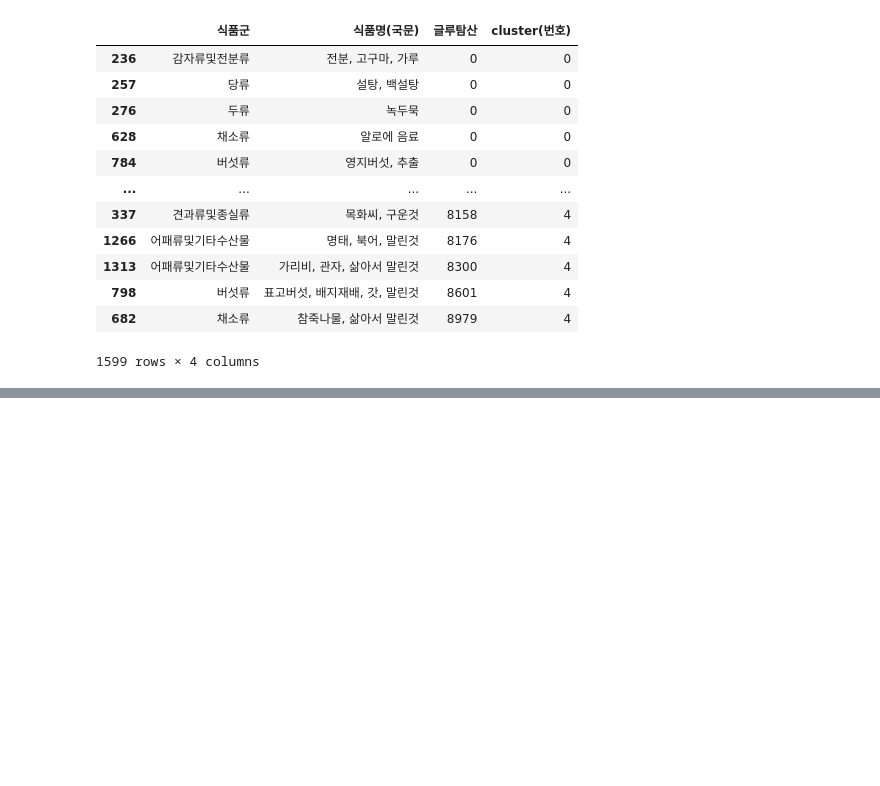
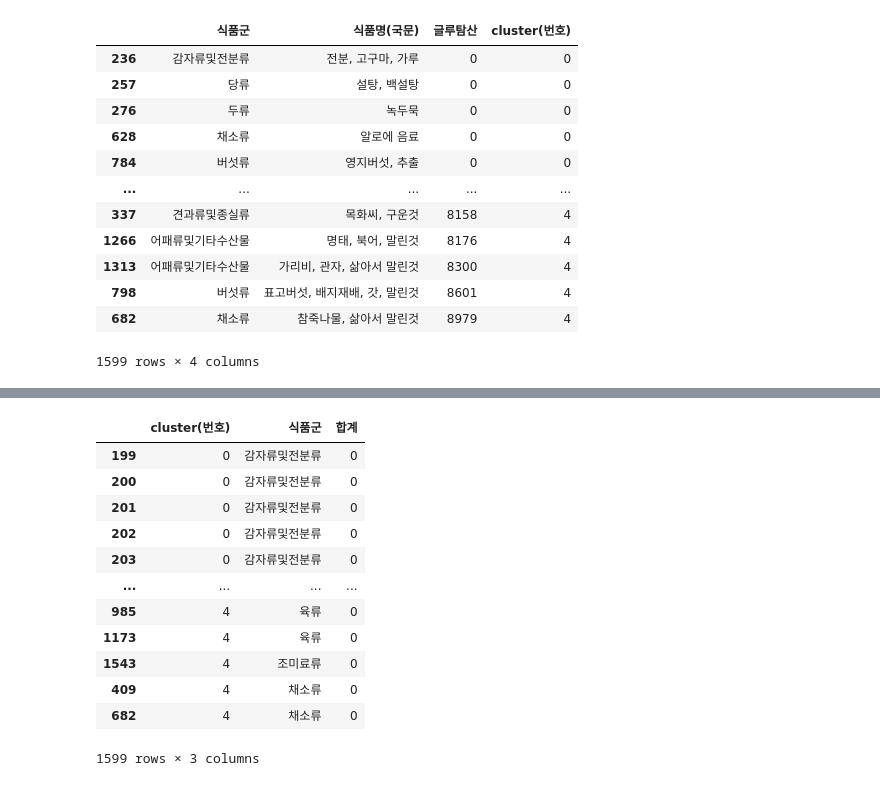
Before and after one commit to songjuhye/Clustering-according-to-taste-and-food-ingredients_graduationProject, a Jupyter notebook: 졸논_2.ipynb, the cells around one changed output, grey strips where cells are left out. Drawn from its saved outputs; the diff is of its cells as text; code cells hidden in the pictures; blank space fills up the shorter version.

```diff
--- a/졸논_2.ipynb
+++ b/졸논_2.ipynb
@@ -362,3 +435,19 @@ cluster4
+# %%
+result_sum_df.sort_values(by=['cluster(번호)', '식품군'])
+# %% [output]
+|  | cluster(번호) | 식품군 | 합계 |
+| 199 | 0 | 감자류및전분류 | 0 |
+| 200 | 0 | 감자류및전분류 | 0 |
+| 201 | 0 | 감자류및전분류 | 0 |
+| 202 | 0 | 감자류및전분류 | 0 |
+| 203 | 0 | 감자류및전분류 | 0 |
+| ... | ... | ... | ... |
+| 985 | 4 | 육류 | 0 |
+| 1173 | 4 | 육류 | 0 |
+| 1543 | 4 | 조미료류 | 0 |
+| 409 | 4 | 채소류 | 0 |
+| 682 | 4 | 채소류 | 0 |
+1599 rows × 3 columns
 # %%
 result_df.to_excel('clustering result.xlsx')
 # %%
```
Also changed, not shown: parts of 13 cells of this notebook.
